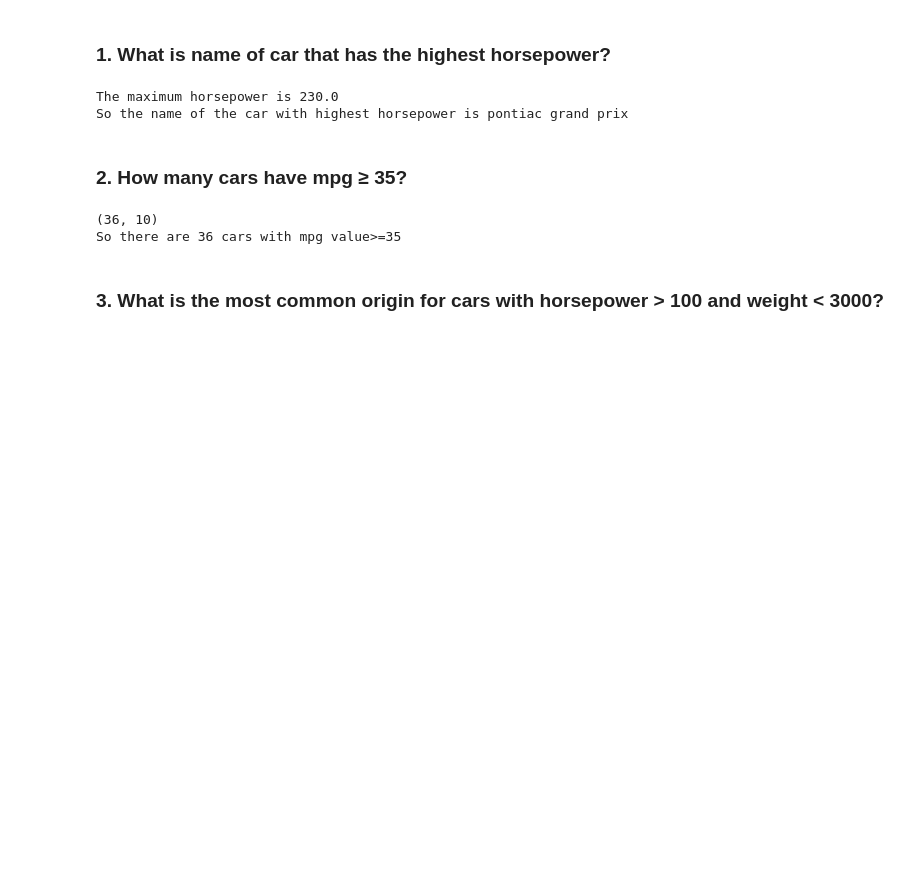
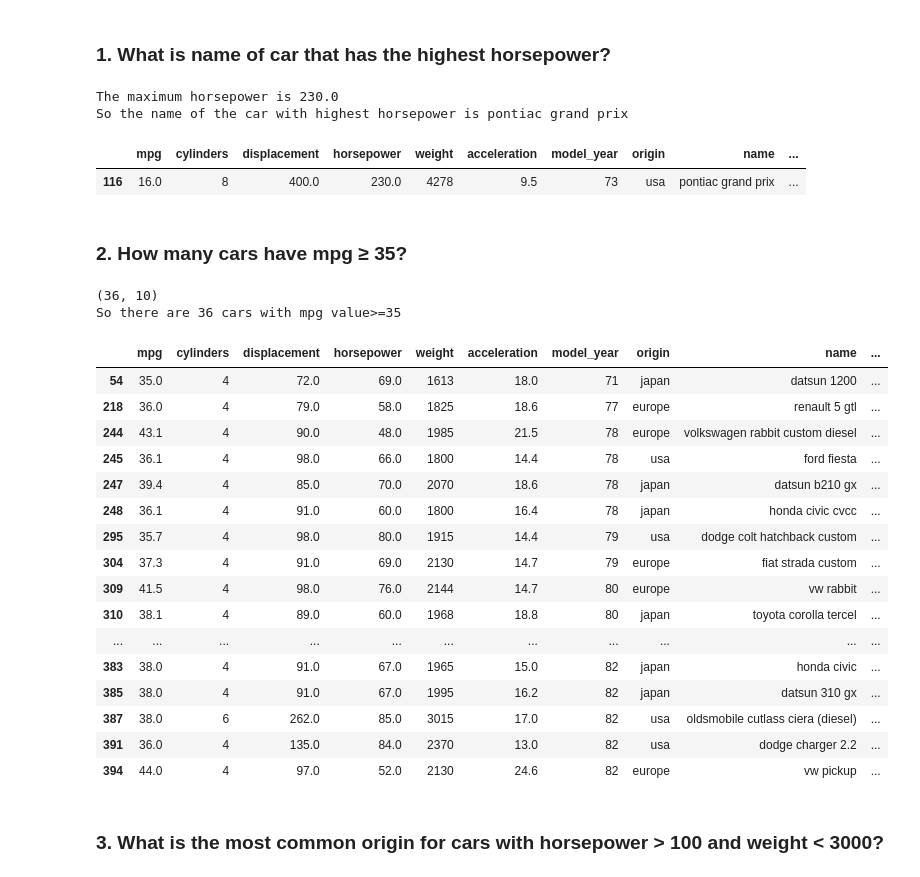
Before and after one commit to 1404Samyak/SummerAnalytics-Quiz_1, a Jupyter notebook: SA2025_W1.ipynb, the cells around one changed output. Cells and saved outputs as stored; diff of their text form; code cells hidden in the pictures; blank space fills up the shorter version.

```diff
--- a/SA2025_W1.ipynb
+++ b/SA2025_W1.ipynb
@@ -155,21 +155,41 @@ data
 # %%
 #your code here
 print(f"The maximum horsepower is {data['horsepower'].max()}")
+print("So the name of the car with highest horsepower is pontiac grand prix")
 data[data['horsepower']==230]
-print("So the name of the car with highest horsepower is pontiac grand prix")
 # %% [output]
 The maximum horsepower is 230.0
 So the name of the car with highest horsepower is pontiac grand prix
+|  | mpg | cylinders | displacement | horsepower | weight | acceleration | model_year | origin | name | ... |
+| 116 | 16.0 | 8 | 400.0 | 230.0 | 4278 | 9.5 | 73 | usa | pontiac grand prix | ... |
 # %% [markdown]
 ### 2. How many cars have mpg ≥ 35?
 # %%
 #your code here
 temp=data[data['mpg']>=35]
 print(temp.shape)
 print("So there are 36 cars with mpg value>=35")
+temp
 # %% [output]
 (36, 10)
 So there are 36 cars with mpg value>=35
+|  | mpg | cylinders | displacement | horsepower | weight | acceleration | model_year | origin | name | ... |
+| 54 | 35.0 | 4 | 72.0 | 69.0 | 1613 | 18.0 | 71 | japan | datsun 1200 | ... |
+| 218 | 36.0 | 4 | 79.0 | 58.0 | 1825 | 18.6 | 77 | europe | renault 5 gtl | ... |
+| 244 | 43.1 | 4 | 90.0 | 48.0 | 1985 | 21.5 | 78 | europe | volkswagen rabbit custom diesel | ... |
+| 245 | 36.1 | 4 | 98.0 | 66.0 | 1800 | 14.4 | 78 | usa | ford fiesta | ... |
+| 247 | 39.4 | 4 | 85.0 | 70.0 | 2070 | 18.6 | 78 | japan | datsun b210 gx | ... |
+| 248 | 36.1 | 4 | 91.0 | 60.0 | 1800 | 16.4 | 78 | japan | honda civic cvcc | ... |
+| 295 | 35.7 | 4 | 98.0 | 80.0 | 1915 | 14.4 | 79 | usa | dodge colt hatchback custom | ... |
+| 304 | 37.3 | 4 | 91.0 | 69.0 | 2130 | 14.7 | 79 | europe | fiat strada custom | ... |
+| 309 | 41.5 | 4 | 98.0 | 76.0 | 2144 | 14.7 | 80 | europe | vw rabbit | ... |
+| 310 | 38.1 | 4 | 89.0 | 60.0 | 1968 | 18.8 | 80 | japan | toyota corolla tercel | ... |
+| ... | ... | ... | ... | ... | ... | ... | ... | ... | ... | ... |
+| 383 | 38.0 | 4 | 91.0 | 67.0 | 1965 | 15.0 | 82 | japan | honda civic | ... |
+| 385 | 38.0 | 4 | 91.0 | 67.0 | 1995 | 16.2 | 82 | japan | datsun 310 gx | ... |
+| 387 | 38.0 | 6 | 262.0 | 85.0 | 3015 | 17.0 | 82 | usa | oldsmobile cutlass ciera (diesel) | ... |
+| 391 | 36.0 | 4 | 135.0 | 84.0 | 2370 | 13.0 | 82 | usa | dodge charger 2.2 | ... |
+| 394 | 44.0 | 4 | 97.0 | 52.0 | 2130 | 24.6 | 82 | europe | vw pickup | ... |
 # %% [markdown]
 ### 3. What is the most common origin for cars with horsepower > 100 and weight < 3000?
 # %%
```
Also changed, not shown: parts of 4 cells of this notebook.
